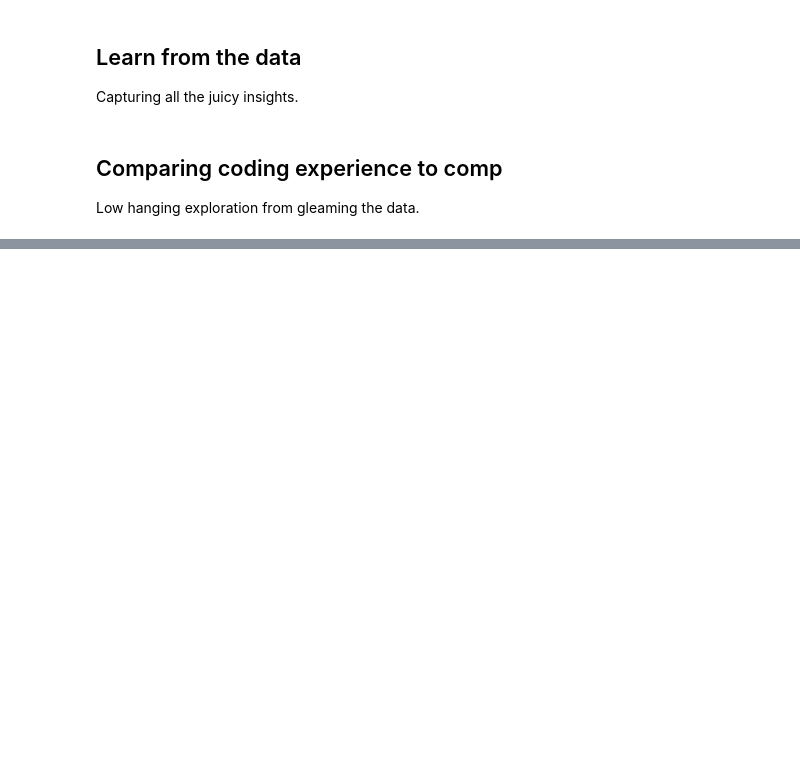
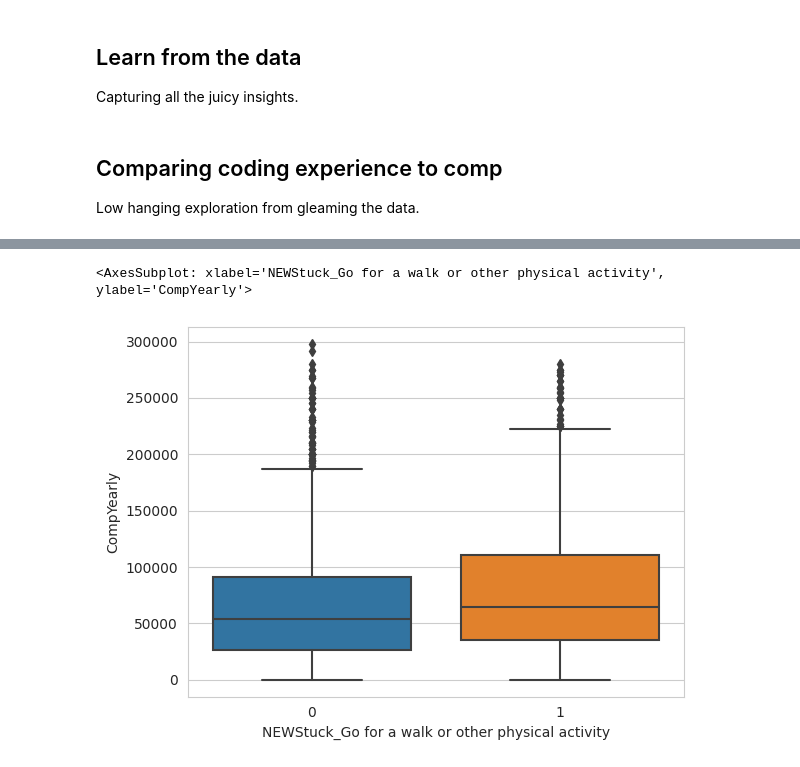
Before and after one commit to digitarald/ds-together-demo, a Jupyter notebook: survey.ipynb, the cells around one changed output, grey strips where cells are left out. Cells and saved outputs as stored; diff of their text form; code cells hidden in the pictures; blank space fills up the shorter version.

```diff
--- a/survey.ipynb
+++ b/survey.ipynb
@@ -50 +102,7 @@ Low hanging exploration from gleaming the data.
+# %%
+# boxplot to compare compensation across go for a walk vs. don't go for a walk
+sns.boxplot(data=df_clean, x='NEWStuck_Go for a walk or other physical activity', y='CompYearly')
+# %% [output]
+<AxesSubplot: xlabel='NEWStuck_Go for a walk or other physical activity', ylabel='CompYearly'>
+[figure, added]
 # %%
```
Also changed, not shown: parts of 4 cells of this notebook.
